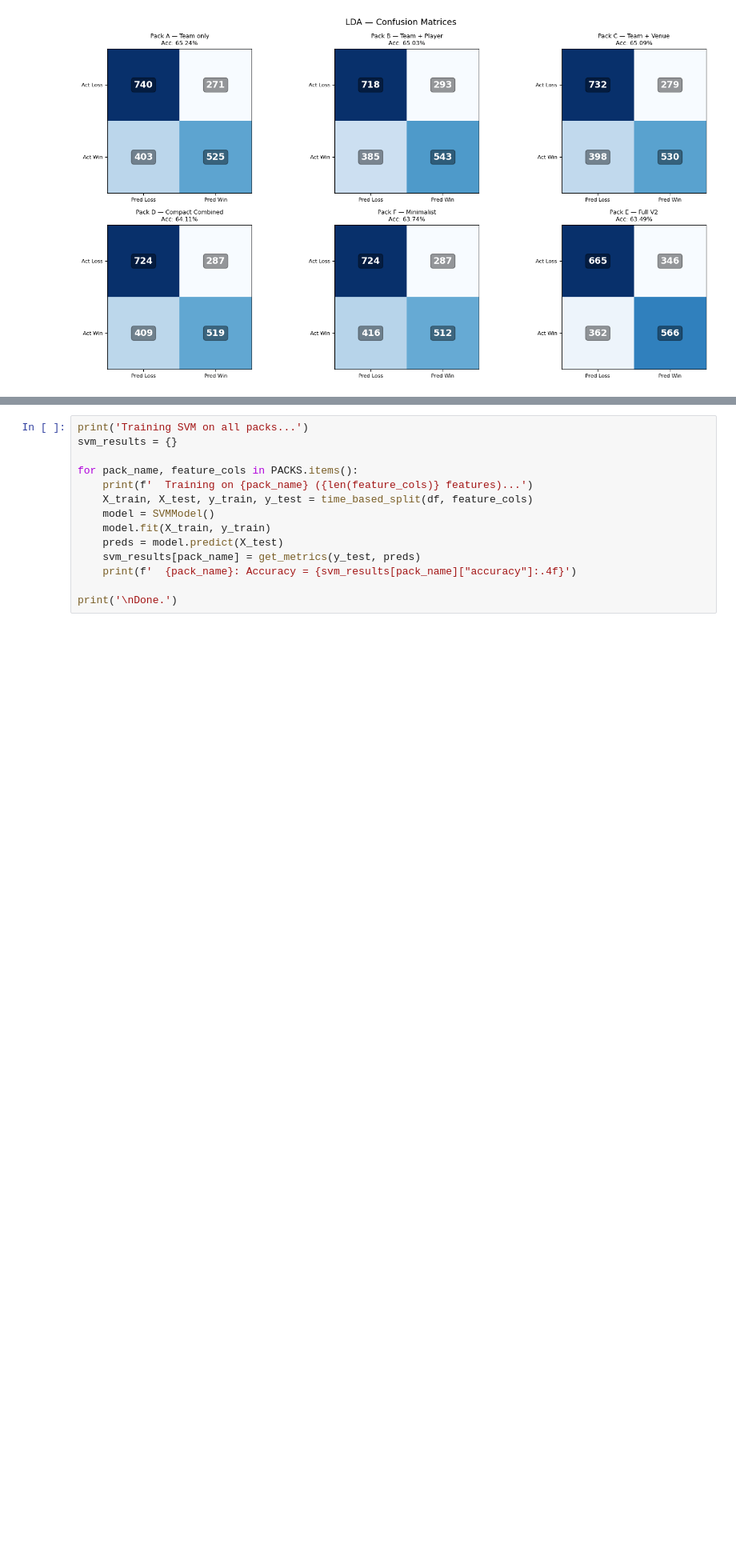
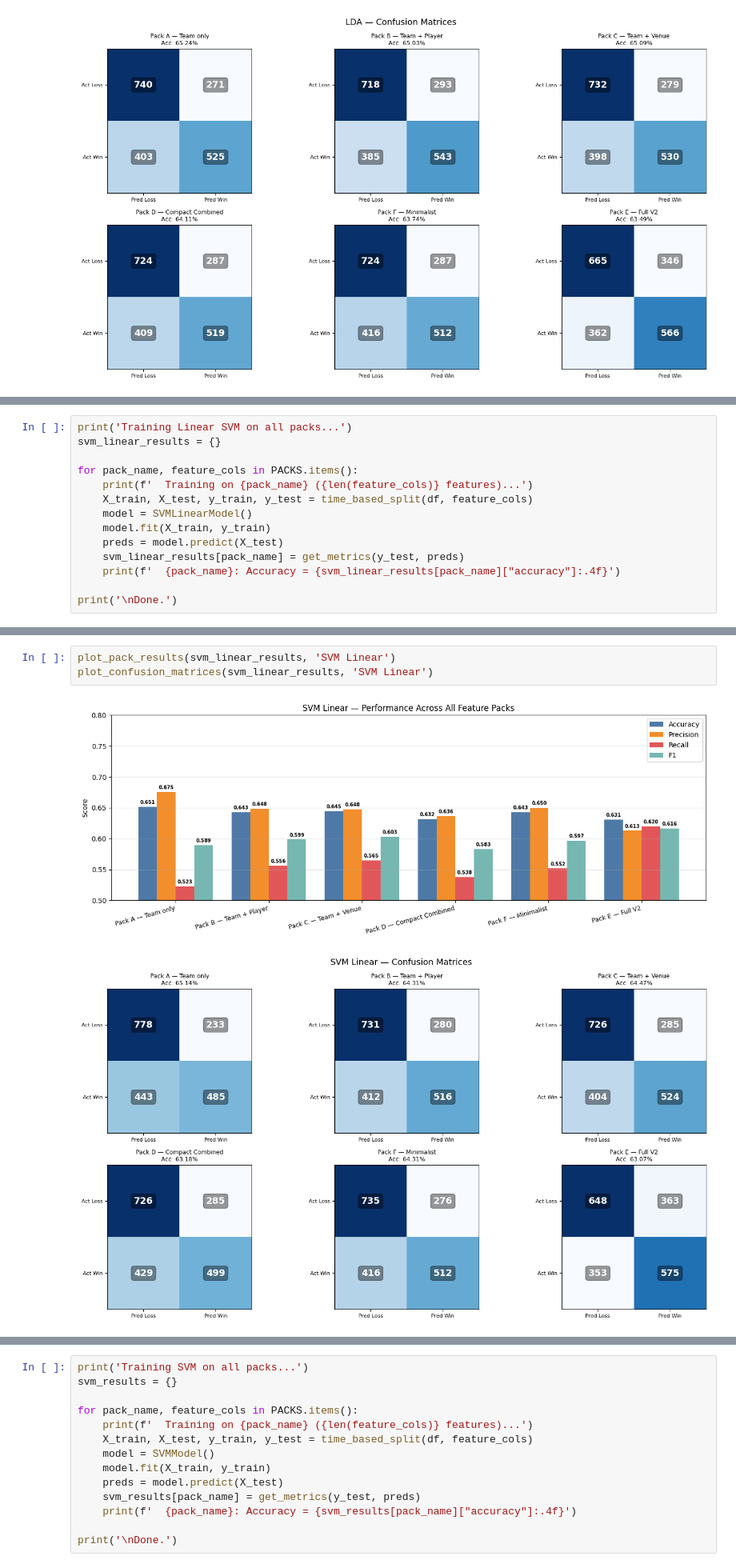
Before and after one commit to anandmukarung/cricket-predictability-study, a Jupyter notebook: notebooks/Cricket Prediction.ipynb, the cells around one changed output, grey strips where cells are left out. Shown at 80% size. Saved outputs shown, nothing was run; the diff lists cells and outputs as text; blank space fills up the shorter version.

```diff
--- a/notebooks/Cricket Prediction.ipynb
+++ b/notebooks/Cricket Prediction.ipynb
@@ -294,0 +311,14 @@ plot_confusion_matrices(lda_results, 'LDA')
+# %%
+print('Training Linear SVM on all packs...')
+svm_linear_results = {}
+
+for pack_name, feature_cols in PACKS.items():
+    print(f'  Training on {pack_name} ({len(feature_cols)} features)...')
+    X_train, X_test, y_train, y_test = time_based_split(df, feature_cols)
+    model = SVMLinearModel()
+    model.fit(X_train, y_train)
+    preds = model.predict(X_test)
+    svm_linear_results[pack_name] = get_metrics(y_test, preds)
+    print(f'  {pack_name}: Accuracy = {svm_linear_results[pack_name]["accuracy"]:.4f}')
+
+print('\nDone.')
@@ -294,0 +343,6 @@ plot_confusion_matrices(lda_results, 'LDA')
+# %%
+plot_pack_results(svm_linear_results, 'SVM Linear')
+plot_confusion_matrices(svm_linear_results, 'SVM Linear')
+# %% [output]
+[figure, added]
+[figure, added]
```
Also changed, not shown: parts of 18 cells of this notebook.
